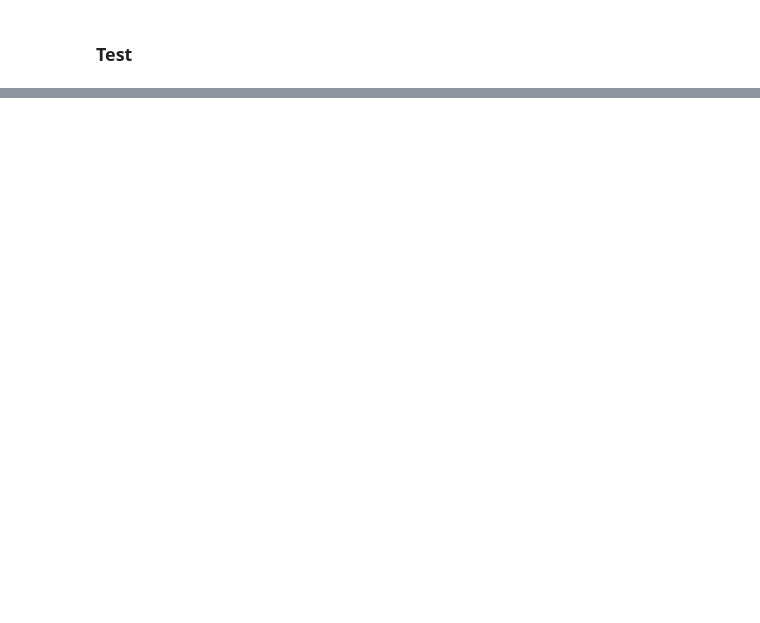
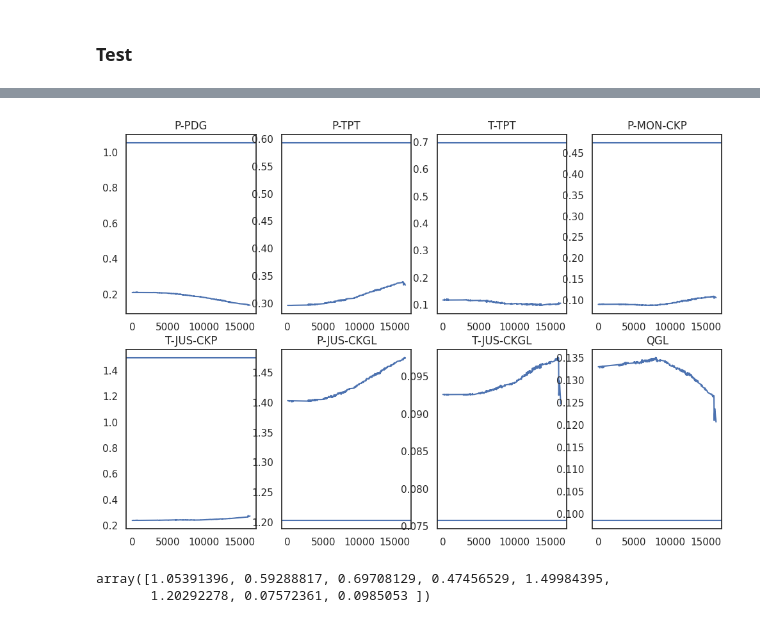
Before and after one commit to bernardoco/3W, a Jupyter notebook: problems/anomaly_detection/analysis.ipynb, the cells around one changed output, grey strips where cells are left out. Drawn from its saved outputs; the diff is of its cells as text; code cells hidden in the pictures; blank space fills up the shorter version.

```diff
--- a/problems/anomaly_detection/analysis.ipynb
+++ b/problems/anomaly_detection/analysis.ipynb
@@ -143,4 +161,7 @@ train_mae_loss = np.mean(np.abs(x_train_pred - x_train), axis=1)
 # %%
-threshold = np.max(train_mae_loss)
-print(f'Reconstruction error threshold: {threshold}')
+thresholds = np.max(train_mae_loss, axis=0)
+
+print('Reconstruction error threshold:')
+for variable, threshold in zip(data.columns, thresholds):
+    print(f"{variable}: {round(threshold, 2)}")
 # %% [output]
@@ -178,0 +203,14 @@ for i in range(2):
+# %%
+f, ax = plt.subplots(nrows=2, ncols=4, figsize=(12, 8))
+for i in range(2):
+    for j in range(4):
+        ax[i][j].axhline(thresholds[i*4 + j])
+        ax[i][j].plot(test_mae_loss[:, i*4 + j])
+        ax[i][j].set_title(data.columns[i*4 + j])
+# %% [output]
+[figure, added]
+# %%
+thresholds
+# %% [output]
+array([1.05391396, 0.59288817, 0.69708129, 0.47456529, 1.49984395,
+       1.20292278, 0.07572361, 0.0985053 ])
```
Also changed, not shown: parts of 17 cells of this notebook.
